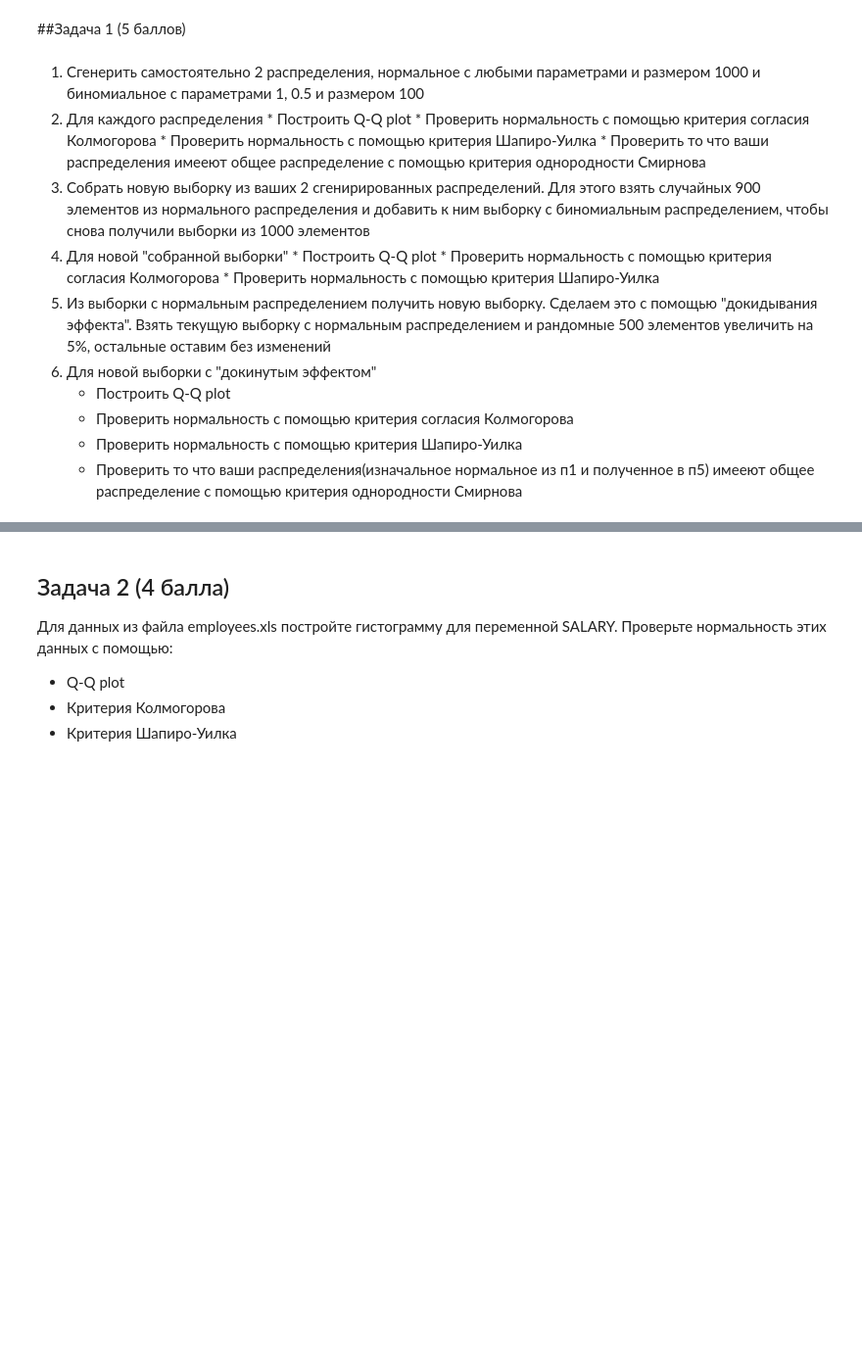
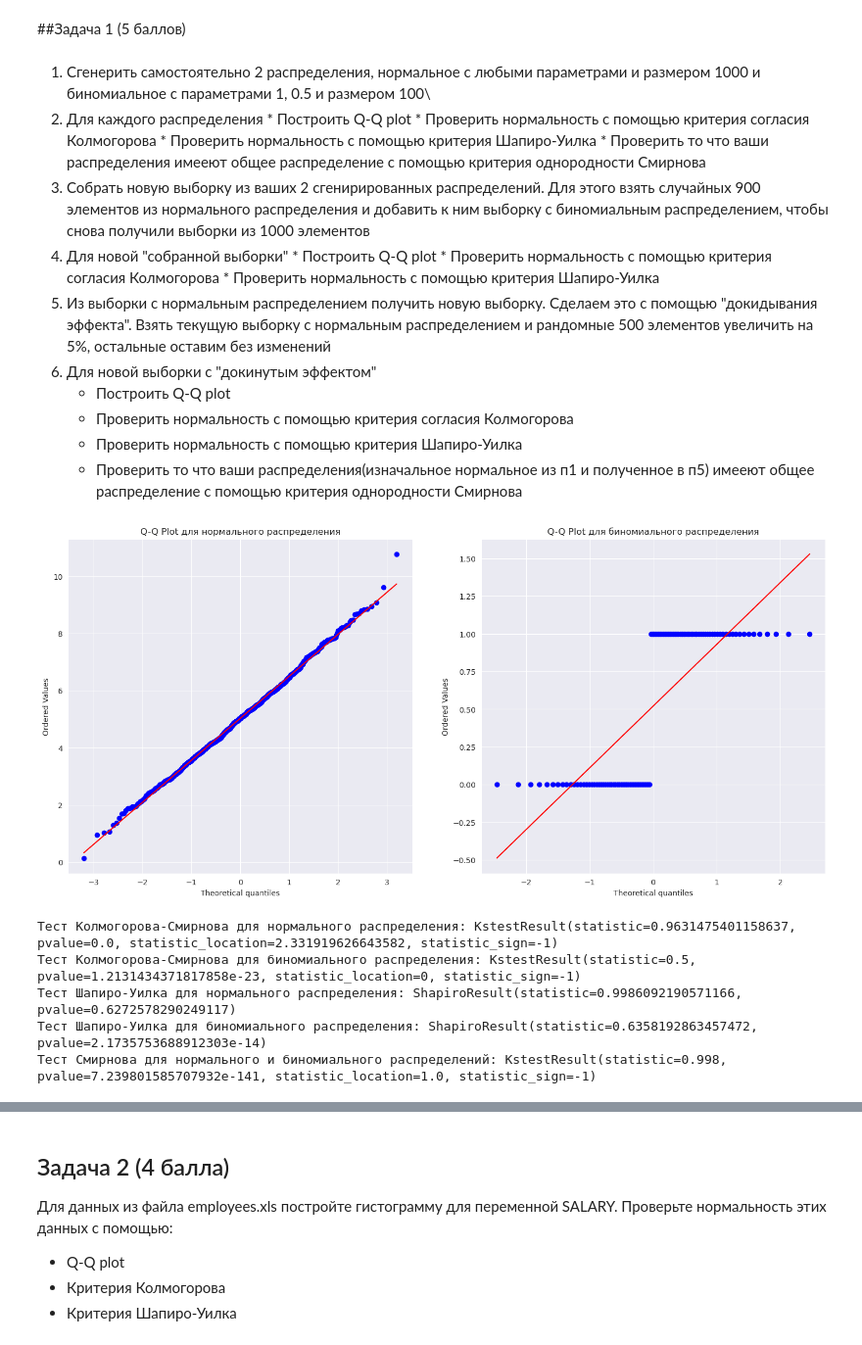
Before and after one commit to NTG-TPL/itmo_mathstat, a Jupyter notebook: 5 - Nonparametric tests/ITMO_MathStat_HW_4.ipynb, the cells around one changed output, grey strips where cells are left out. Shown at 98% size. Cells and saved outputs as stored; diff of their text form; code cells hidden in the pictures; blank space fills up the shorter version.

```diff
--- a/5 - Nonparametric tests/ITMO_MathStat_HW_4.ipynb
+++ b/5 - Nonparametric tests/ITMO_MathStat_HW_4.ipynb
@@ -5,7 +11,7 @@
 # %% [markdown]
 
 
-1.   Сгенерить самостоятельно 2 распределения, нормальное с любыми параметрами и размером 1000 и биномиальное с параметрами 1, 0.5 и размером 100
+1.   Сгенерить самостоятельно 2 распределения, нормальное с любыми параметрами и размером 1000 и биномиальное с параметрами 1, 0.5 и размером 100\
 2.   Для каждого распределения
     *   Построить Q-Q plot
     *   Проверить нормальность с помощью критерия согласия Колмогорова
@@ -24,0 +37,19 @@
+# %%
+def kolmogorov_test(input_data):
+    return stats.kstest(input_data, 'norm')
+
+def shapiro_test(input_data):
+    return stats.shapiro(input_data)
+
+def smirnov_test(input_data1, input_data2):
+    return stats.ks_2samp(input_data1, input_data2)
+# %%
+# Построить Q-Q plot
+def plot_qq(input_data, title, subplot = (1, 1, 1), xlim=None, ylim=None):
+    plt.subplot(subplot[0], subplot[1], subplot[2])
+    stats.probplot(input_data, dist="norm", plot=plt)
+    if xlim:
+      plt.xlim(xlim)
+    if ylim:
+      plt.ylim(ylim)
+    plt.title(title)
@@ -24,0 +94,29 @@
+# %%
+plt.figure(figsize=(18, 8))
+plot_qq(normal_dist, "Q-Q Plot для нормального распределения", subplot=(1, 2, 1))
+plot_qq(binomial_dist, "Q-Q Plot для биномиального распределения", subplot=(1, 2, 2))
+plt.show()
+
+
+ks_normal = kolmogorov_test(normal_dist)
+ks_binomial = kolmogorov_test(binomial_dist)
+
+print("Тест Колмогорова-Смирнова для нормального распределения:", ks_normal)
+print("Тест Колмогорова-Смирнова для биномиального распределения:", ks_binomial)
+
+
+sw_normal = shapiro_test(normal_dist)
+sw_binomial = shapiro_test(binomial_dist)
+
+print("Тест Шапиро-Уилка для нормального распределения:", sw_normal)
+print("Тест Шапиро-Уилка для биномиального распределения:", sw_binomial)
+
+smirnov_result = smirnov_test(normal_dist, binomial_dist)
+print("Тест Смирнова для нормального и биномиального распределений:", smirnov_result)
+# %% [output]
+[figure, added]
+Тест Колмогорова-Смирнова для нормального распределения: KstestResult(statistic=0.9631475401158637, pvalue=0.0, statistic_location=2.331919626643582, statistic_sign=-1)
+Тест Колмогорова-Смирнова для биномиального распределения: KstestResult(statistic=0.5, pvalue=1.2131434371817858e-23, statistic_location=0, statistic_sign=-1)
+Тест Шапиро-Уилка для нормального распределения: ShapiroResult(statistic=0.9986092190571166, pvalue=0.6272578290249117)
+Тест Шапиро-Уилка для биномиального распределения: ShapiroResult(statistic=0.6358192863457472, pvalue=2.1735753688912303e-14)
+Тест Смирнова для нормального и биномиального распределений: KstestResult(statistic=0.998, pvalue=7.239801585707932e-141, statistic_location=1.0, statistic_sign=-1)
```
Also changed, not shown: parts of 56 cells of this notebook, 2 other files.
